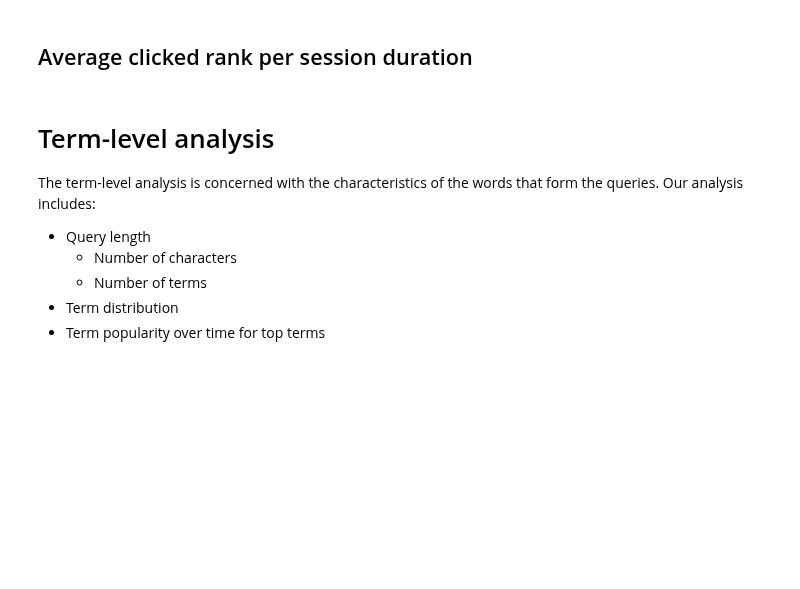
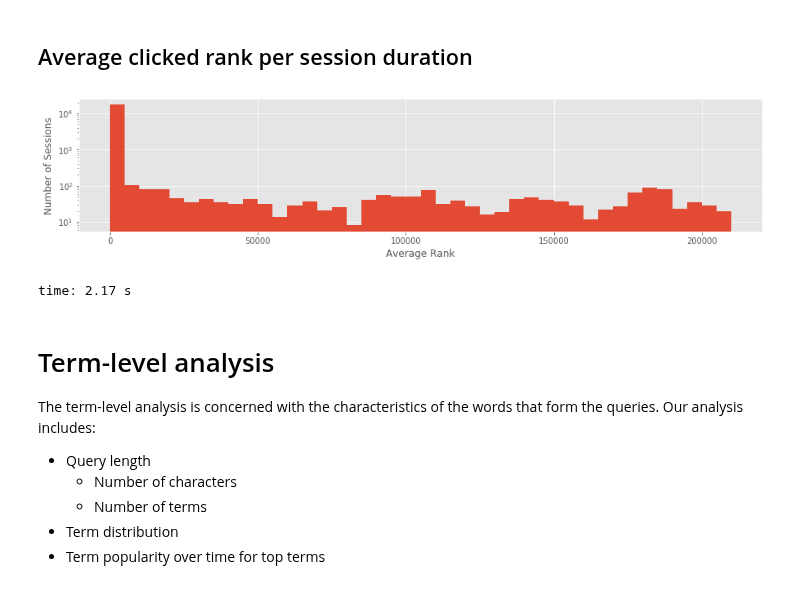
Before and after one commit to feup-infolab/army-ant, a Jupyter notebook: notebooks/query_log_analysis/query_log_analysis.ipynb, the cells around one changed output. Saved outputs shown, nothing was run; the diff lists cells and outputs as text; code cells hidden in the pictures; blank space fills up the shorter version.

Commit message:
ECIR 2020: Almost finished all query log dataset loaders.

```diff
--- a/notebooks/query_log_analysis/query_log_analysis.ipynb
+++ b/notebooks/query_log_analysis/query_log_analysis.ipynb
@@ -235,8 +443,9 @@ Select one of the available dataset loading functions to begin the analysis:
 # %%
-#%time qlog, output_dir = load_webis_smc_12('data/webis-smc-12.txt')
-#%time qlog = load_aol_query_log('data/AOL-user-ct-collection')
-%time qlog = load_ant_search_log('data/ant-search-log')
+#qlog, output_dir = load_webis_smc_12('data/webis-smc-12.txt')
+#qlog = load_aol_query_log('data/AOL-user-ct-collection')
+#qlog = load_ant_search_log('data/ant-search-log')
+qlog = load_episa_search_log('data/episa/results.log', 'data/episa/details.log')
 
-output_dir = mk_outdir("aol-query-log")
+output_dir = mk_outdir("episa-digitarq-access-log")
 display(output_dir); qlog
 # %% [output]
@@ -511,7 +760,16 @@ from sklearn.feature_extraction.text import CountVectorizer
 from biterm.utility import vec_to_biterms
 from biterm.cbtm import oBTM
 
-vec = CountVectorizer(stop_words='english')
+stopwords_per_lang = {
+    'en': 'data/psql_stopwords/english.stop',
+    'pt': 'data/psql_stopwords/portuguese.stop'
+}
+stopwords_per_lang = {
+    lang: set(open(fn).read().splitlines())
+    for lang, fn in stopwords_per_lang.items()
+}
+
+vec = CountVectorizer(stop_words=stopwords_per_lang[lang])
 X = vec.fit_transform(qlog['query']).toarray()
 
 vocab = np.array(vec.get_feature_names())
@@ -916,20 +1260,23 @@ plt.show()
 # %%
 session_avg_rank = qlog[['session_id', 'click_rank']] \
     .fillna(0) \
     .groupby('session_id') \
     .mean() \
     .reset_index() \
     .drop('session_id', axis=1) \
     .rename({ 'click_rank': 'avg_rank' }, axis=1)
 
 d_max = int(np.ceil(session_avg_rank['avg_rank'].max()))
-bin_width = 1
+bin_width = 5000
 
 session_avg_rank \
-    .plot(kind='hist', bins=range(0, d_max + bin_width, bin_width), logy=False, legend=False)
+    .plot(kind='hist', bins=range(0, d_max + bin_width, bin_width), logy=True, legend=False)
 plt.xlabel("Average Rank")
 plt.ylabel("Number of Sessions")
 plt.show()
+# %% [output]
+[figure, added]
+time: 2.17 s
 # %% [markdown]
 # Term-level analysis
 
```
Also changed, not shown: parts of 78 cells of this notebook.
